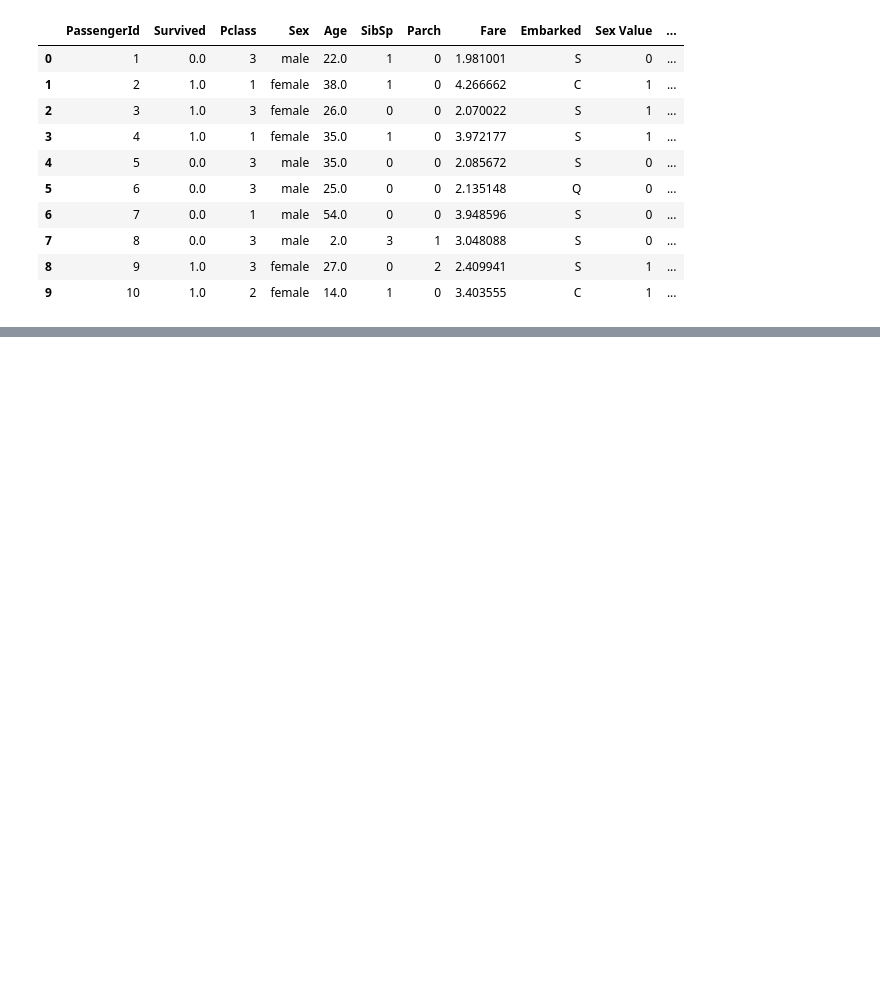
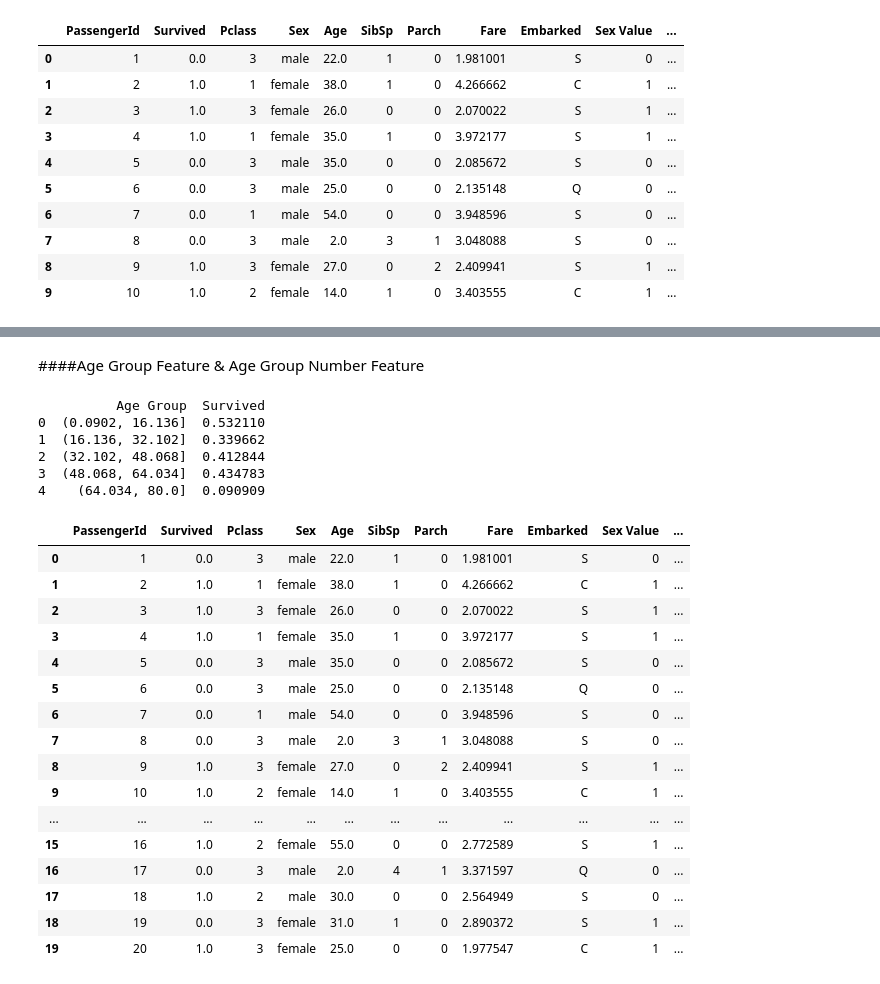
Before and after one commit to DicheDiez10/CSCI-191-T-ML, a Jupyter notebook: KaggleTitanic/KaggleTitanic.ipynb, the cells around one changed output, grey strips where cells are left out. Drawn from its saved outputs; the diff is of its cells as text; code cells hidden in the pictures; blank space fills up the shorter version.

```diff
--- a/KaggleTitanic/KaggleTitanic.ipynb
+++ b/KaggleTitanic/KaggleTitanic.ipynb
@@ -1085,24 +1172,3 @@ combine_df.head(10)
 | 7 | 8 | 0.0 | 3 | male | 2.0 | 3 | 1 | 3.048088 | S | 0 | ... |
 | 8 | 9 | 1.0 | 3 | female | 27.0 | 0 | 2 | 2.409941 | S | 1 | ... |
 | 9 | 10 | 1.0 | 2 | female | 14.0 | 1 | 0 | 3.403555 | C | 1 | ... |
-# %%
-# Create age groups and compute mean of survival by age group
-combine_df['Age Group'] = pd.cut(combine_df['Age'], 5)
-print(combine_df[['Age Group', 'Survived']].groupby('Age Group', as_index=False).mean())
-
-#New column
-combine_df['Age Group Number']  = combine_df['Age']
-
-#Separates into age group number
-combine_df.loc[combine_df['Age'] <= 16.136, 'Age Group Number'] = 0
-combine_df.loc[(combine_df['Age'] > 16.136) & (combine_df['Age'] <= 32.102), 'Age Group Number'] = 1
-combine_df.loc[(combine_df['Age'] > 32.102) & (combine_df['Age'] <= 48.068), 'Age Group Number'] = 2
-combine_df.loc[(combine_df['Age'] > 48.068) & (combine_df['Age'] <= 64.034), 'Age Group Number'] = 3
-combine_df.loc[combine_df['Age'] > 64.034 , 'Age Group Number'] = 4
-print(combine_df.head(20))
-
-#drops Age group ranges
-combine_df = combine_df.drop('Age Group', axis = 1)
-
-#output new table
-combine_df.head(10)
@@ -1268,0 +1175,47 @@ TitanicTest[['PassengerId','Survived']].to_csv('Titanic2.csv', index=False, head
+# %% [markdown]
+####Age Group Feature & Age Group Number Feature
+# %%
+# Create age groups and compute mean of survival by age group
+combine_df['Age Group'] = pd.cut(combine_df['Age'], 5)
+print(combine_df[['Age Group', 'Survived']].groupby('Age Group', as_index=False).mean())
+
+#New column
+combine_df['Age Group Number']  = combine_df['Age']
+
+#Separates into age group number
+combine_df.loc[combine_df['Age'] <= 16.136, 'Age Group Number'] = 0
+combine_df.loc[(combine_df['Age'] > 16.136) & (combine_df['Age'] <= 32.102), 'Age Group Number'] = 1
+combine_df.loc[(combine_df['Age'] > 32.102) & (combine_df['Age'] <= 48.068), 'Age Group Number'] = 2
+combine_df.loc[(combine_df['Age'] > 48.068) & (combine_df['Age'] <= 64.034), 'Age Group Number'] = 3
+combine_df.loc[combine_df['Age'] > 64.034 , 'Age Group Number'] = 4
+combine_df.head(20)
+
+#drops Age group ranges
+#combine_df = combine_df.drop('Age Group', axis = 1)
+
+#output new table
+#combine_df.head(10)
+# %% [output]
+          Age Group  Survived
+0  (0.0902, 16.136]  0.532110
+1  (16.136, 32.102]  0.339662
+2  (32.102, 48.068]  0.412844
+3  (48.068, 64.034]  0.434783
+4    (64.034, 80.0]  0.090909
+|  | PassengerId | Survived | Pclass | Sex | Age | SibSp | Parch | Fare | Embarked | Sex Value | ... |
+| 0 | 1 | 0.0 | 3 | male | 22.0 | 1 | 0 | 1.981001 | S | 0 | ... |
+| 1 | 2 | 1.0 | 1 | female | 38.0 | 1 | 0 | 4.266662 | C | 1 | ... |
+| 2 | 3 | 1.0 | 3 | female | 26.0 | 0 | 0 | 2.070022 | S | 1 | ... |
+| 3 | 4 | 1.0 | 1 | female | 35.0 | 1 | 0 | 3.972177 | S | 1 | ... |
+| 4 | 5 | 0.0 | 3 | male | 35.0 | 0 | 0 | 2.085672 | S | 0 | ... |
+| 5 | 6 | 0.0 | 3 | male | 25.0 | 0 | 0 | 2.135148 | Q | 0 | ... |
+| 6 | 7 | 0.0 | 1 | male | 54.0 | 0 | 0 | 3.948596 | S | 0 | ... |
+| 7 | 8 | 0.0 | 3 | male | 2.0 | 3 | 1 | 3.048088 | S | 0 | ... |
+| 8 | 9 | 1.0 | 3 | female | 27.0 | 0 | 2 | 2.409941 | S | 1 | ... |
+| 9 | 10 | 1.0 | 2 | female | 14.0 | 1 | 0 | 3.403555 | C | 1 | ... |
+| ... | ... | ... | ... | ... | ... | ... | ... | ... | ... | ... | ... |
+| 15 | 16 | 1.0 | 2 | female | 55.0 | 0 | 0 | 2.772589 | S | 1 | ... |
+| 16 | 17 | 0.0 | 3 | male | 2.0 | 4 | 1 | 3.371597 | Q | 0 | ... |
+| 17 | 18 | 1.0 | 2 | male | 30.0 | 0 | 0 | 2.564949 | S | 0 | ... |
+| 18 | 19 | 0.0 | 3 | female | 31.0 | 1 | 0 | 2.890372 | S | 1 | ... |
+| 19 | 20 | 1.0 | 3 | female | 25.0 | 0 | 0 | 1.977547 | C | 1 | ... |
```
Also changed, not shown: parts of 98 cells of this notebook.
